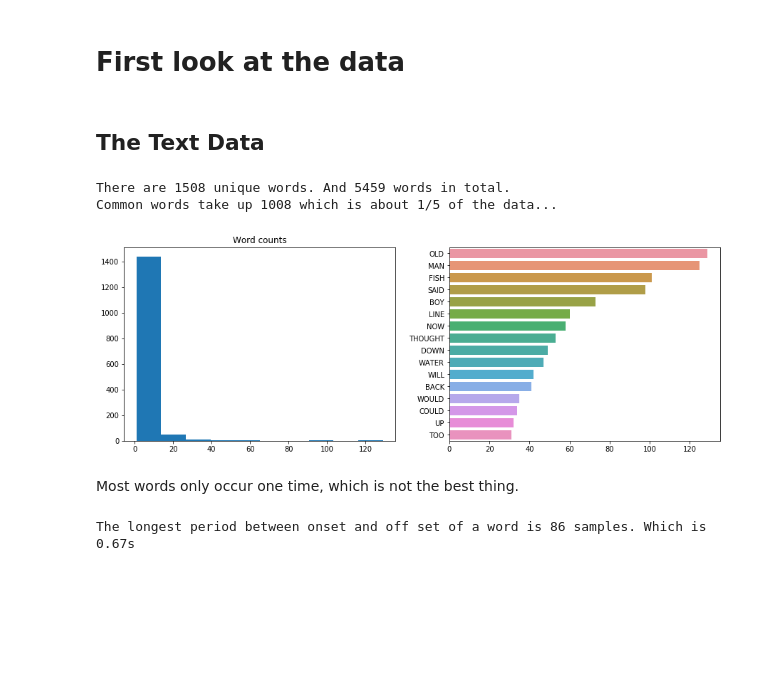
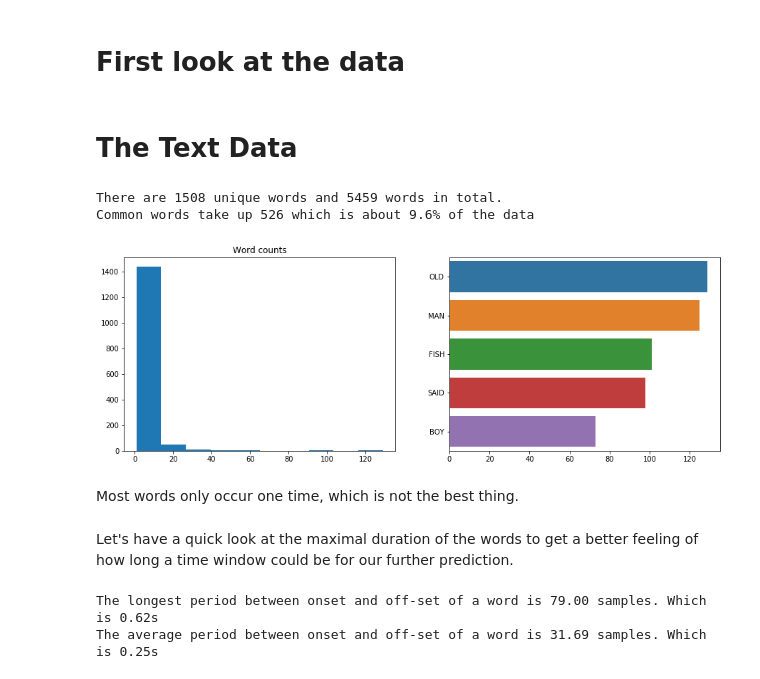
Before and after one commit to SRSteinkamp/EEGtoText, a Jupyter notebook: EEGtoText.ipynb, the cells around one changed output. Saved outputs shown, nothing was run; the diff lists cells and outputs as text; code cells hidden in the pictures; blank space fills up the shorter version.

Commit message:
First prediction experiments

```diff
--- a/EEGtoText.ipynb
+++ b/EEGtoText.ipynb
@@ -12,23 +27,24 @@ reload(iu)
 
 %matplotlib inline
 # %% [markdown]
-## The Text Data
+# The Text Data
 # %%
 words, onsets, offsets, _ = iu.load_text()
 # %%
 word_keys, word_counts = iu.word_histogram(words)
 # %%
-wc_threshold =  30
+wc_threshold =  60
 fig, ax = plt.subplots(1, 2, figsize=(15, 5))
 ax[0].hist(word_counts)
 ax[0].set_title('Word counts')
 sns.barplot(x=word_counts[word_counts > wc_threshold], y=word_keys[word_counts>wc_threshold], ax=ax[1]);
-print(f'There are {len(word_keys)} unique words. And {sum(word_counts)} words in total.'
-      +f'\nCommon words take up {sum(word_counts[word_counts > wc_threshold])} which is about 1/5 of the data...')
+print(f'There are {len(word_keys)} unique words and {sum(word_counts)} words in total.'
+      +f'\nCommon words take up {sum(word_counts[word_counts > wc_threshold])} which is about'
+      +f'{(sum(word_counts[word_counts > wc_threshold])/ sum(word_counts))*100:4.1f}% of the data')
 # %% [output]
-There are 1508 unique words. And 5459 words in total.
-Common words take up 1008 which is about 1/5 of the data...
+There are 1508 unique words and 5459 words in total.
+Common words take up 526 which is about 9.6% of the data
-[figure, old version]
+[figure, new version]
 # %% [markdown]
 Most words only occur one time, which is not the best thing.
 # %%
@@ -37,18 +54,12 @@ word_samples_ofs = iu.words_to_onsets(offsets, words, word_counts, word_keys)
-# %%
-diff = []
-for word in word_samples_ons.keys():
-    w_diff = []
-    tmp_on = word_samples_ons[word]
-    tmp_of = word_samples_ofs[word]
-    for (tn, tf) in zip(tmp_on, tmp_of):
-        if len(tn) != 0:
-            w_diff.append(np.max(tf - tn))
-        else:
-            w_diff.append(0)
-
-    diff.append(np.max(w_diff))
-
-print(f'The longest period between onset and off set of a word is {np.max(diff)} samples. Which is {np.max(diff)/128:4.2f}s')
-# %% [output]
-The longest period between onset and off set of a word is 86 samples. Which is 0.67s
+# %% [markdown]
+Let's have a quick look at the maximal duration of the words to get a better feeling of how long a time window could be for our further prediction.
+# %%
+word_dur_mean = np.mean(iu.word_dict_summary(word_samples_ons, word_samples_ofs, np.mean))
+word_dur_max = np.max(iu.word_dict_summary(word_samples_ons, word_samples_ofs, np.max))
+
+print(f'The longest period between onset and off-set of a word is {word_dur_max:4.2f} samples. Which is {word_dur_max/128:4.2f}s')
+print(f'The average period between onset and off-set of a word is {word_dur_mean:4.2f} samples. Which is {word_dur_mean/128:4.2f}s')
+# %% [output]
+The longest period between onset and off-set of a word is 79.00 samples. Which is 0.62s
+The average period between onset and off-set of a word is 31.69 samples. Which is 0.25s
 # %% [markdown]
```
Also changed, not shown: parts of 17 cells of this notebook.
